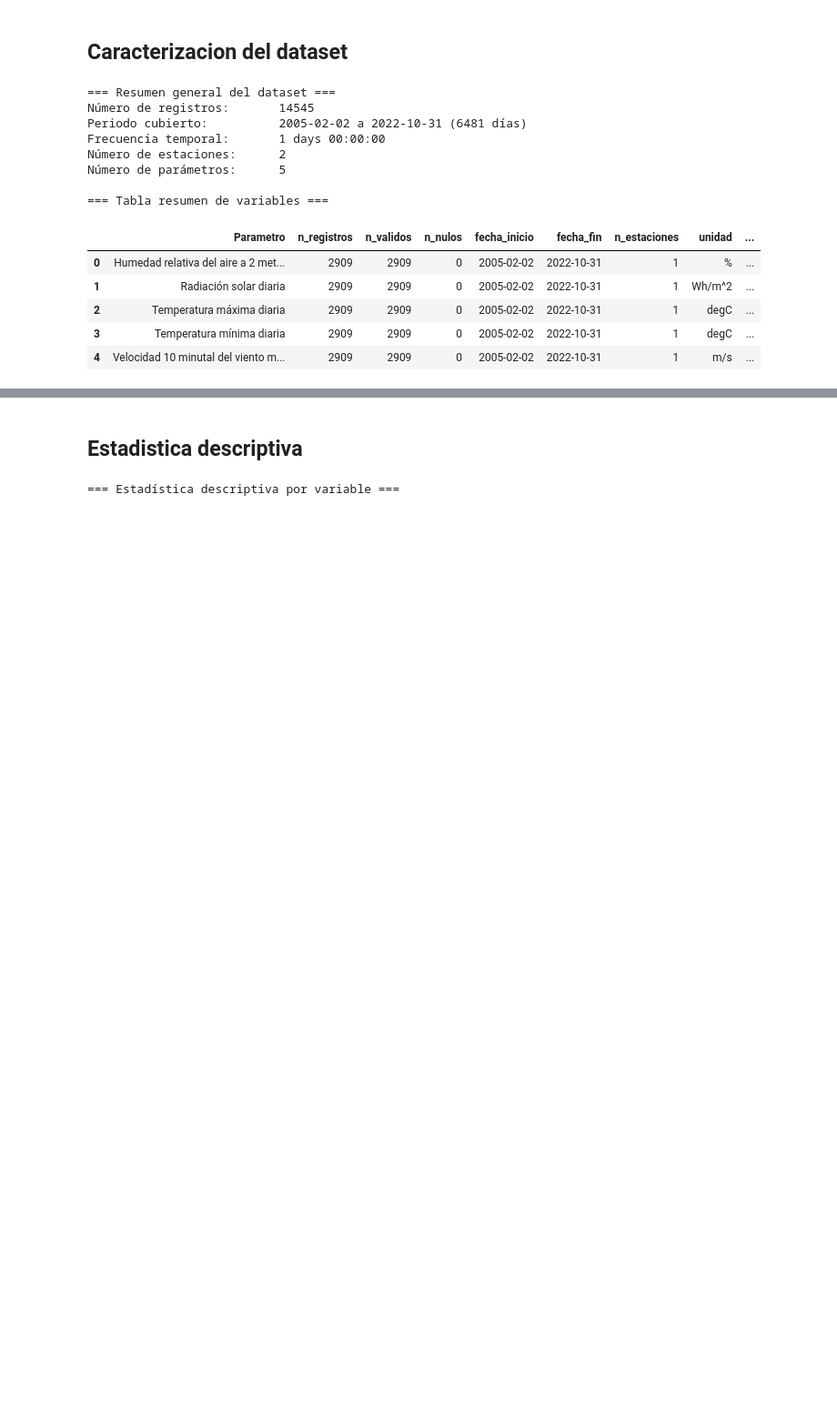
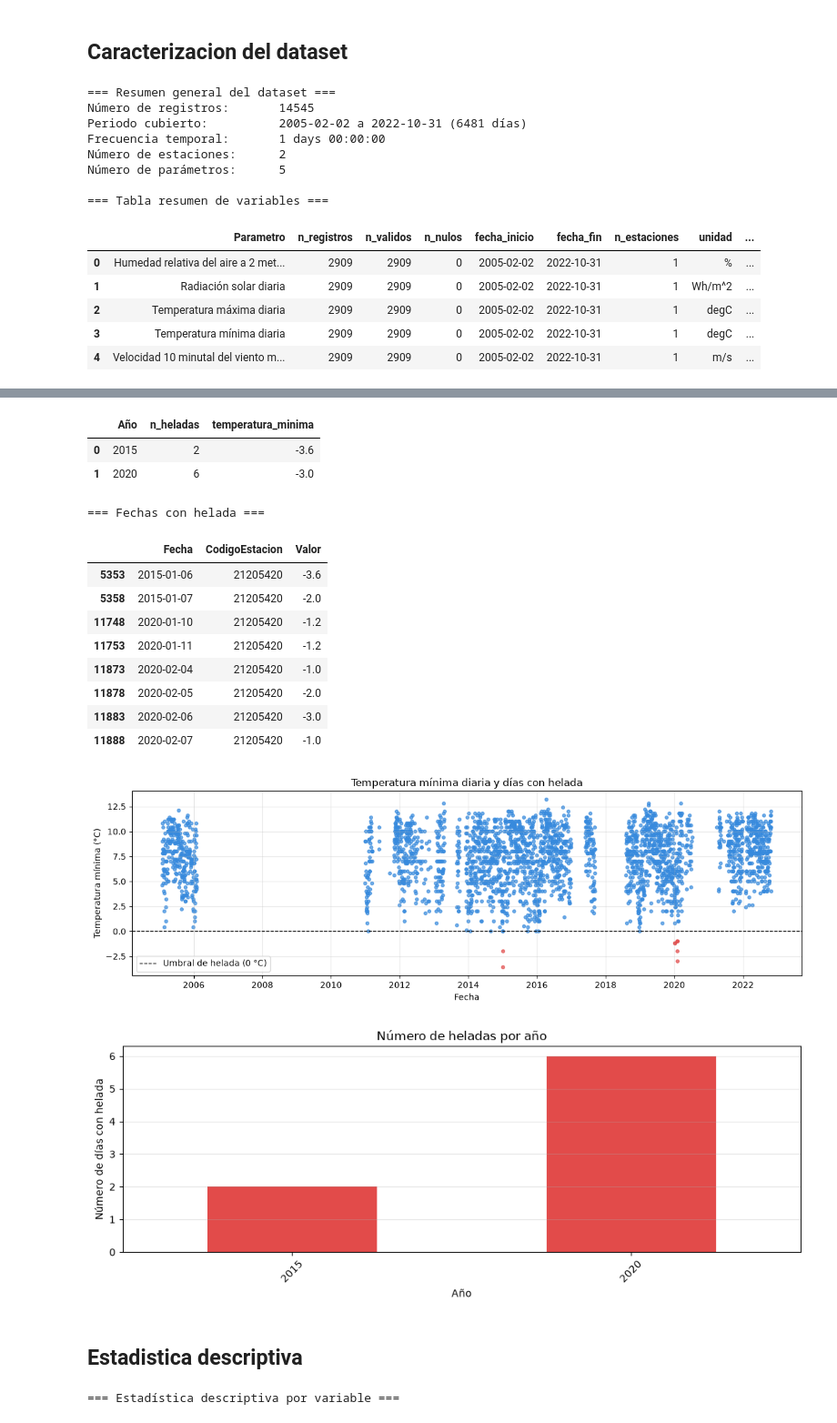
Before and after one commit to nicopulido/Prob_Proyecto_Grado, a Jupyter notebook: Tibaitata/03_analisis_exploratorio_tibaitata.ipynb, the cells around one changed output, grey strips where cells are left out. Shown at 91% size. Saved outputs shown, nothing was run; the diff lists cells and outputs as text; code cells hidden in the pictures; blank space fills up the shorter version.

```diff
--- a/Tibaitata/03_analisis_exploratorio_tibaitata.ipynb
+++ b/Tibaitata/03_analisis_exploratorio_tibaitata.ipynb
@@ -71,0 +76,62 @@ Número de parámetros:      5
+# %%
+# --- Identificación de heladas a partir de la temperatura mínima diaria ---
+temperatura_minima = df.loc[
+    df['Parametro'].eq('Temperatura mínima diaria'),
+    ['Fecha', 'CodigoEstacion', 'Valor']
+].copy()
+temperatura_minima['Fecha'] = pd.to_datetime(temperatura_minima['Fecha'])
+temperatura_minima['Valor'] = pd.to_numeric(temperatura_minima['Valor'], errors='coerce')
+temperatura_minima = temperatura_minima.dropna(subset=['Fecha', 'Valor'])
+temperatura_minima['Es_helada'] = temperatura_minima['Valor'] < 0
+
+heladas = temperatura_minima.loc[temperatura_minima['Es_helada']].copy()
+heladas['Año'] = heladas['Fecha'].dt.year
+heladas['Mes'] = heladas['Fecha'].dt.month
+
+print("=== Resumen de heladas ===")
+print(f"Días evaluados:             {len(temperatura_minima)}")
+print(f"Días con helada:            {len(heladas)}")
+print(f"Porcentaje de días helados: {temperatura_minima['Es_helada'].mean() * 100:.2f}%")
+print(f"Temperatura mínima extrema: {temperatura_minima['Valor'].min():.1f} °C")
+
+print("\n=== Heladas por año ===")
+heladas_por_año = (
+    heladas.groupby('Año')
+    .agg(
+        n_heladas=('Fecha', 'size'),
+        temperatura_minima=('Valor', 'min')
+    )
+    .reset_index()
+)
+display(heladas_por_año)
+
+print("=== Fechas con helada ===")
+display(heladas[['Fecha', 'CodigoEstacion', 'Valor']].sort_values('Fecha'))
+
+plt.figure(figsize=(12, 4))
+plt.scatter(
+    temperatura_minima['Fecha'],
+    temperatura_minima['Valor'],
+    c=temperatura_minima['Es_helada'].map({False: '#378ADD', True: '#E24B4A'}),
+    s=14,
+    alpha=0.7
+)
+plt.axhline(0, color='black', linestyle='--', linewidth=1, label='Umbral de helada (0 °C)')
+plt.title('Temperatura mínima diaria y días con helada')
+plt.xlabel('Fecha')
+plt.ylabel('Temperatura mínima (°C)')
+plt.legend()
+plt.grid(alpha=0.3)
+plt.tight_layout()
+plt.show()
+
+plt.figure(figsize=(10, 4))
+heladas_por_año.plot.bar(x='Año', y='n_heladas', ax=plt.gca(), color='#E24B4A', legend=False)
+plt.title('Número de heladas por año')
+plt.xlabel('Año')
+plt.ylabel('Número de días con helada')
+plt.xticks(rotation=45)
+plt.grid(axis='y', alpha=0.3)
+plt.tight_layout()
+plt.show()
+# %% [output]
@@ -72,3 +145,18 @@ Número de parámetros:      5
+|  | Año | n_heladas | temperatura_minima |
+| 0 | 2015 | 2 | -3.6 |
+| 1 | 2020 | 6 | -3.0 |
+=== Fechas con helada ===
+|  | Fecha | CodigoEstacion | Valor |
+| 5353 | 2015-01-06 | 21205420 | -3.6 |
+| 5358 | 2015-01-07 | 21205420 | -2.0 |
+| 11748 | 2020-01-10 | 21205420 | -1.2 |
+| 11753 | 2020-01-11 | 21205420 | -1.2 |
+| 11873 | 2020-02-04 | 21205420 | -1.0 |
+| 11878 | 2020-02-05 | 21205420 | -2.0 |
+| 11883 | 2020-02-06 | 21205420 | -3.0 |
+| 11888 | 2020-02-07 | 21205420 | -1.0 |
+[figure, added]
+[figure, added]
 # %% [markdown]
 ## Estadistica descriptiva
 # %%
```
Also changed, not shown: parts of 2 cells of this notebook.
